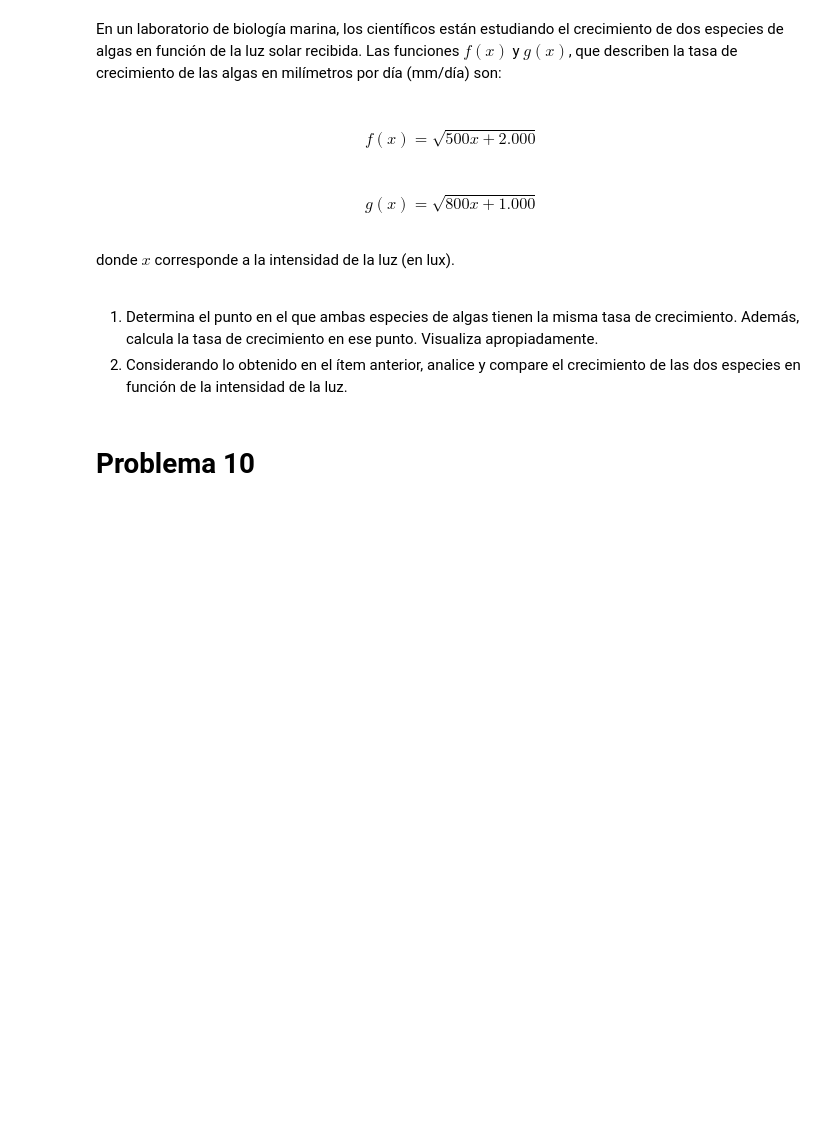
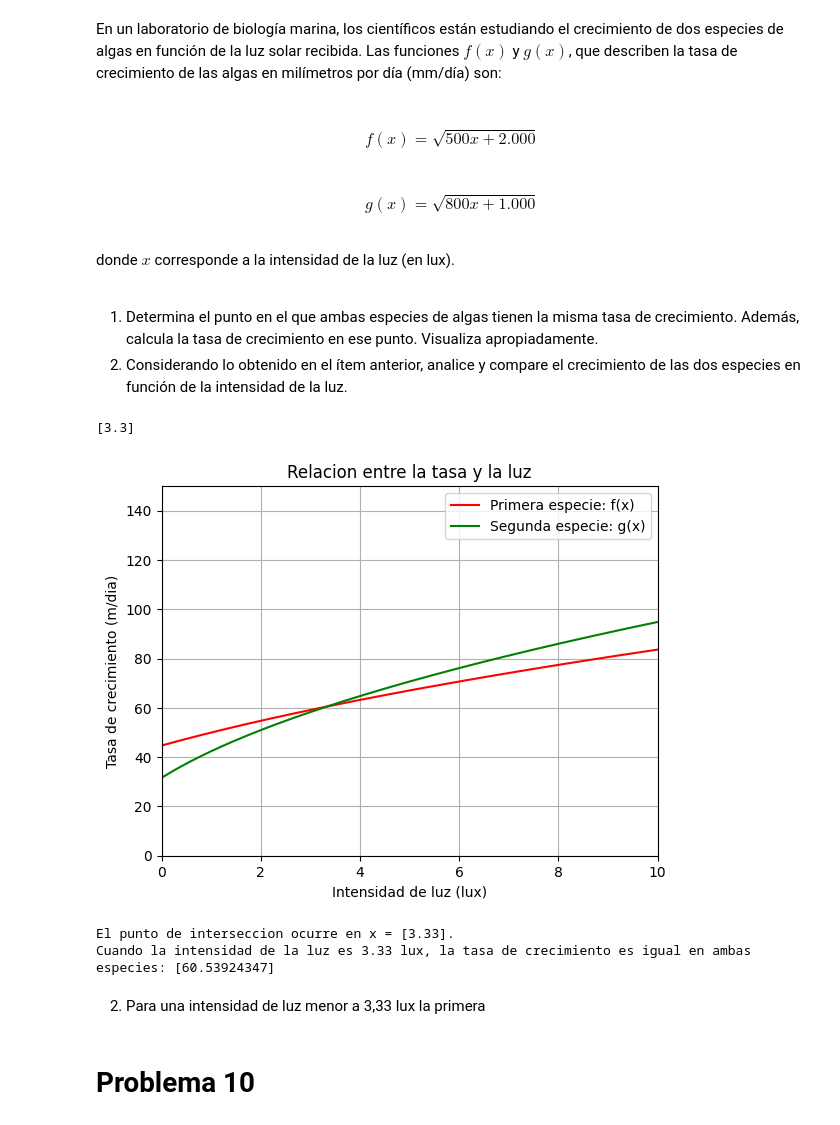
Before and after one commit to Pancho190/Guias-de-Matematicas, a Jupyter notebook: EXP1/G3_Aplicaciones_de_funciones.ipynb, the cells around one changed output. Saved outputs shown, nothing was run; the diff lists cells and outputs as text; code cells hidden in the pictures; blank space fills up the shorter version.

```diff
--- a/G3_Aplicaciones_de_funciones.ipynb
+++ b/EXP1/G3_Aplicaciones_de_funciones.ipynb
@@ -432,6 +430,59 @@ donde $x$ corresponde a la intensidad de la luz (en lux).
 
 1. Determina el punto en el que ambas especies de algas tienen la misma tasa de crecimiento. Además, calcula la tasa de crecimiento en ese punto. Visualiza apropiadamente.
 2. Considerando lo obtenido en el ítem anterior, analice y compare el crecimiento de las dos especies en función de la intensidad de la luz.
+# %%
+#1
+import matplotlib.pyplot as plt
+import numpy as np
+from scipy.optimize import fsolve
+
+def f(x):
+    return np.sqrt (500*x + 2000)
+
+def g(x):
+    return np.sqrt (800*x + 1000)
+
+
+def inter(x):
+    return f(x)-g(x)
+
+x = np.linspace( 0,10,1)
+solucion = np.around(fsolve(inter, x),1)
+interseccion = np.unique(solucion)
+
+print(f"{solucion}")
+# %% [output]
+[3.3]
+# %%
+x = np.arange(0, 100, 0.1)
+plt.plot(x, f(x), color = "r", label = 'Primera especie: f(x)')
+plt.plot(x, g(x), color = "g", label = 'Segunda especie: g(x)')
+plt.title('Relacion entre la tasa y la luz')
+plt.xlim(0, 10)
+plt.ylim(0, 150)
+plt.ylabel('Tasa de crecimiento (m/dia)')
+plt.xlabel('Intensidad de luz (lux)')
+plt.grid(True)
+plt.legend()
+plt.show()
+# %% [output]
+[figure, added]
+# %%
+
+def inter(x):
+    return g(x)-f(x)
+
+x = np.linspace( 0,10,2)
+solucion = np.around(fsolve(inter, x), decimals = 2)
+intensidad = np.unique(solucion)
+
+print(f'El punto de interseccion ocurre en x = {intensidad}.')
+print(f'Cuando la intensidad de la luz es {intensidad[0]} lux, la tasa de crecimiento es igual en ambas especies: {f(intensidad)}')
+# %% [output]
+El punto de interseccion ocurre en x = [3.33].
+Cuando la intensidad de la luz es 3.33 lux, la tasa de crecimiento es igual en ambas especies: [60.53924347]
+# %% [markdown]
+2) Para una intensidad de luz menor a 3,33 lux la primera
 # %% [markdown]
 # Problema 10
 # %% [markdown]
```
Also changed, not shown: parts of 5 cells of this notebook, 5 other files.
